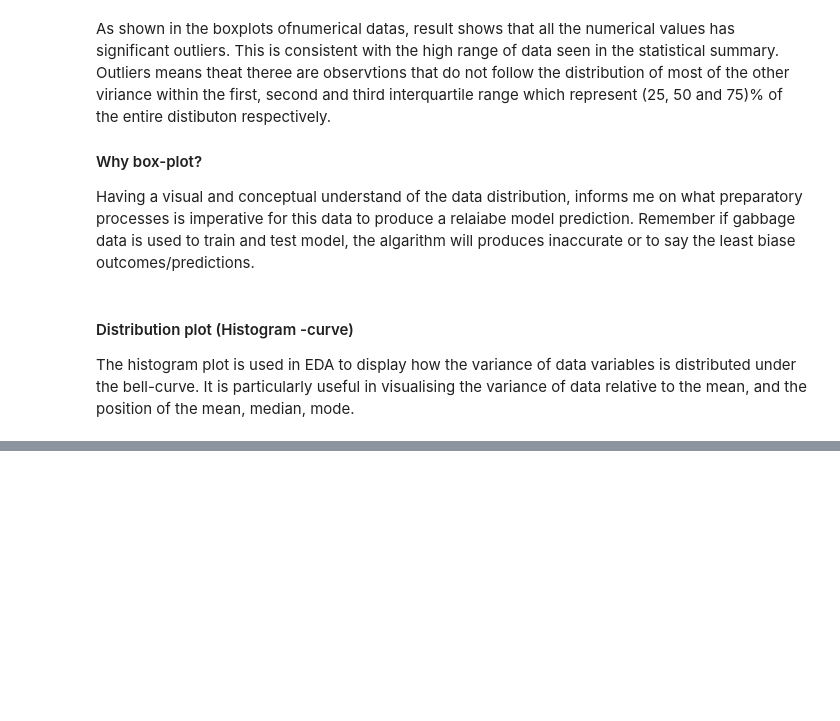
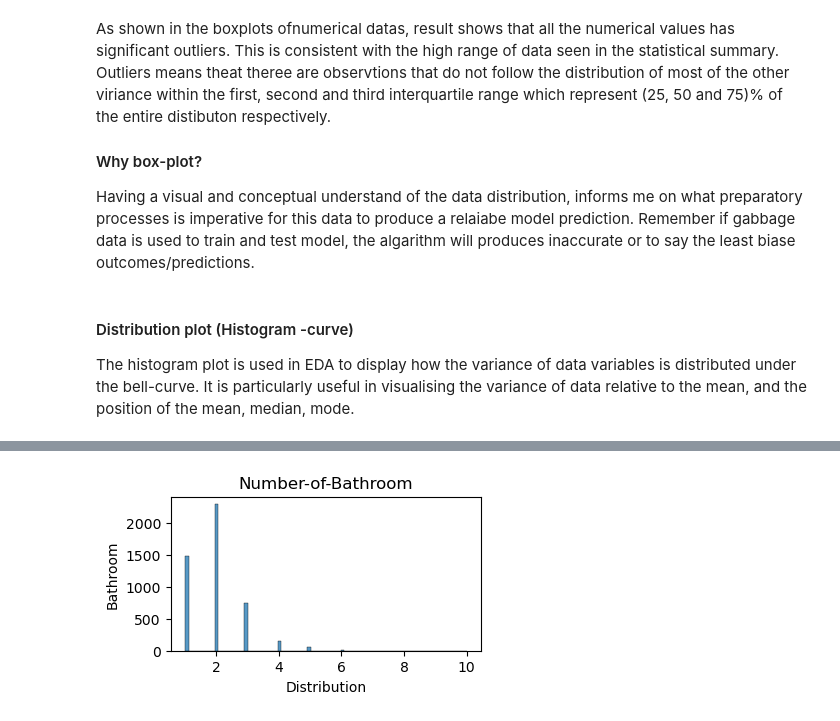
Before and after one commit to Ayomide-ola/Machine_learning-self-directed-, a Jupyter notebook: Regression_Models.ipynb, the cells around one changed output, grey strips where cells are left out. Saved outputs shown, nothing was run; the diff lists cells and outputs as text; code cells hidden in the pictures; blank space fills up the shorter version.

```diff
--- a/Regression_Models.ipynb
+++ b/Regression_Models.ipynb
@@ -254,0 +257,9 @@ plt.show()
+# %%
+plt.figure(figsize=(4,2))
+sns.histplot(data=df["Bathroom"])
+plt.xlabel('Distribution')
+plt.ylabel('Bathroom')
+plt.title('Number-of-Bathroom')
+plt.show()
+# %% [output]
+[figure, added]
```
Also changed, not shown: parts of 4 cells of this notebook.
